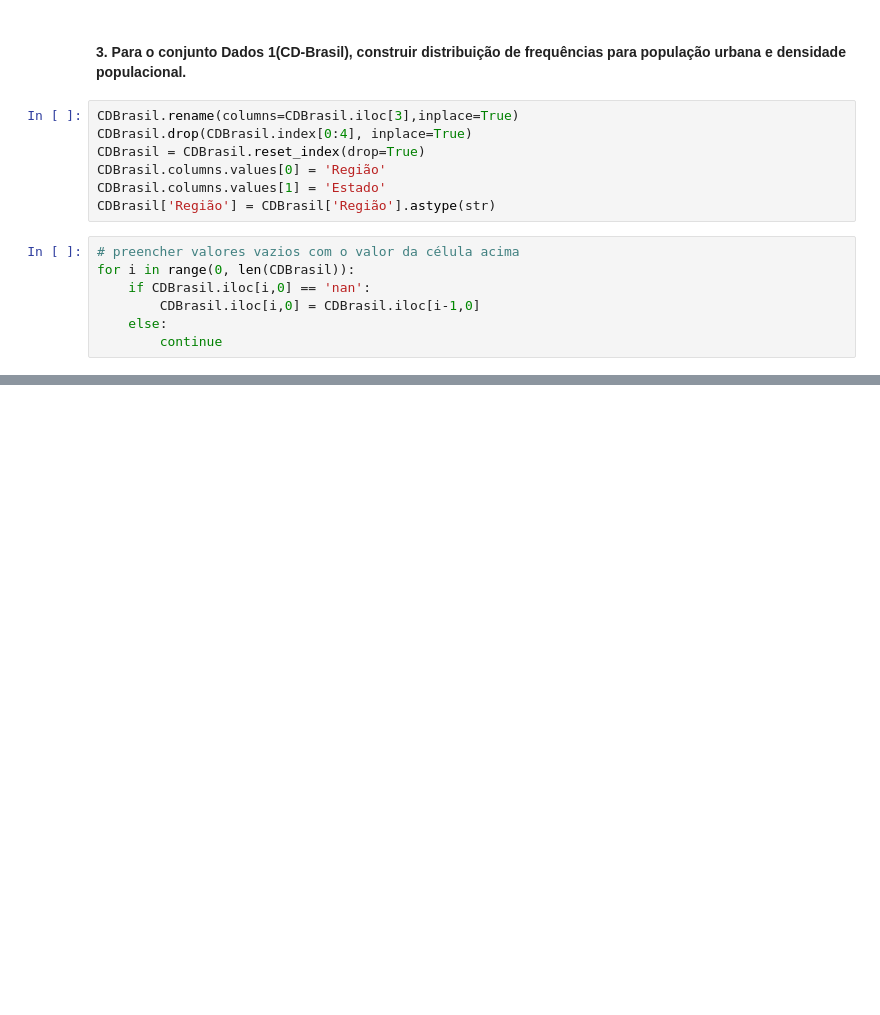
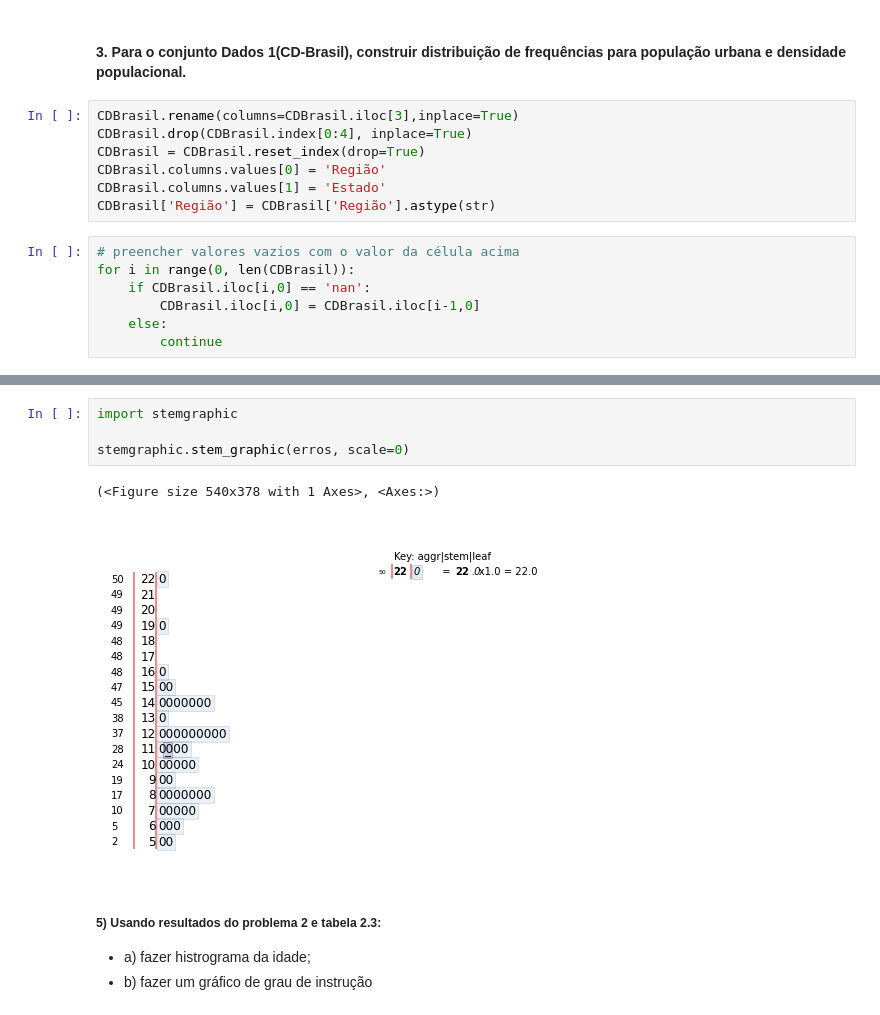
Before and after one commit to msbrasil/Estatistica, a Jupyter notebook: estatistica-basica/main.ipynb, the cells around one changed output, grey strips where cells are left out. Cells and saved outputs as stored; diff of their text form; blank space fills up the shorter version.

```diff
--- a/estatistica-basica/main.ipynb
+++ b/estatistica-basica/main.ipynb
@@ -119,0 +162,11 @@ tabela_frequencia(CDBrasil, 'Região')
+# %%
+import stemgraphic
+
+stemgraphic.stem_graphic(erros, scale=0)
+# %% [output]
+(<Figure size 540x378 with 1 Axes>, <Axes:>)
+[figure, added]
+# %% [markdown]
+##### 5) Usando resultados do problema 2 e tabela 2.3:
+- a) fazer histrograma da idade;
+- b) fazer um gráfico de grau de instrução
```
Also changed, not shown: parts of 21 cells of this notebook.
